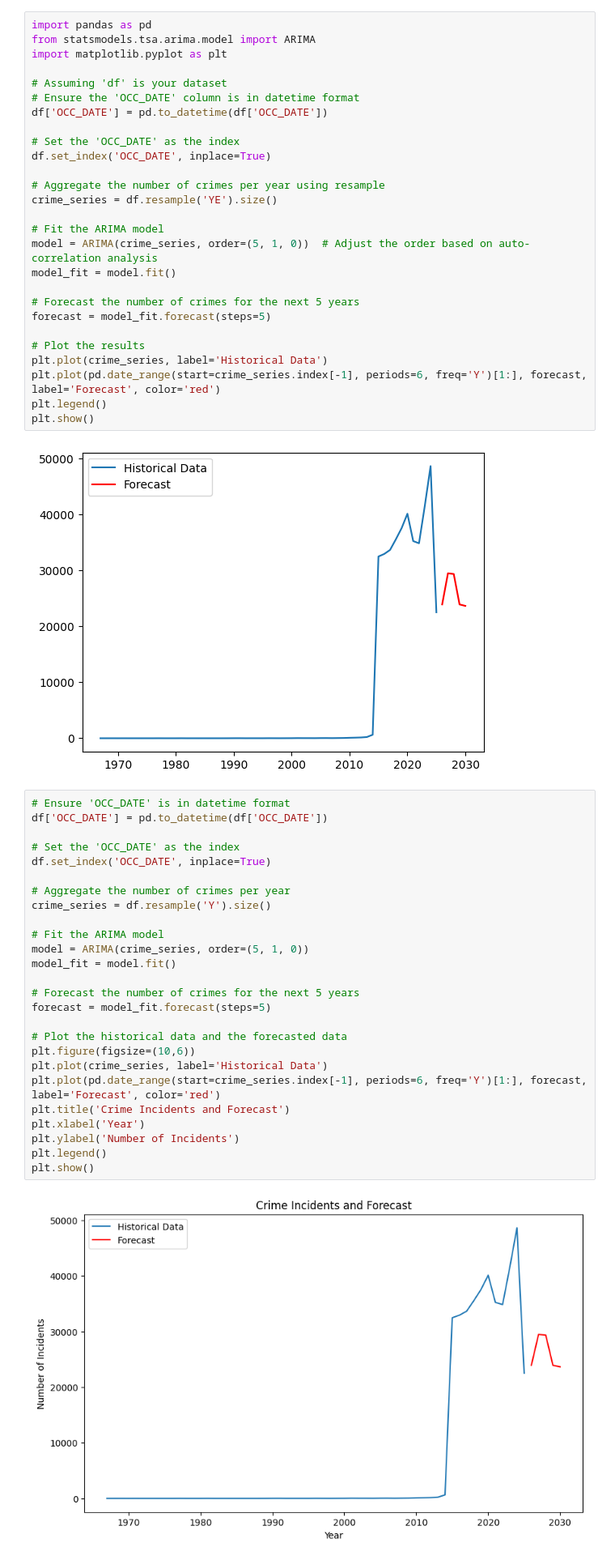
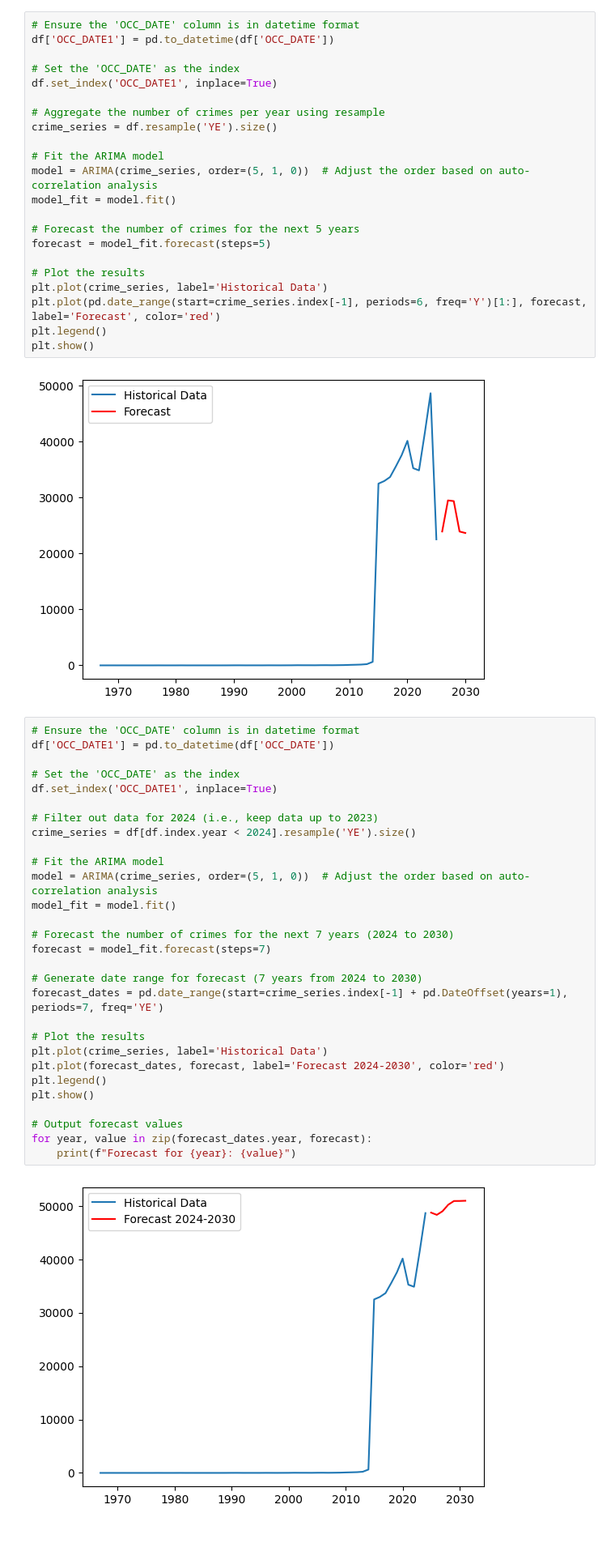
Before and after one commit to obDann/AI-Project-Toronto-Major-Crime-Indicators, a Jupyter notebook: Toronto_Police.ipynb, the cells around one changed output. Shown: that part at 81% size. Saved outputs shown, nothing was run; the diff lists cells and outputs as text; blank space fills up the shorter version.

Commit message:
minor changes to ARIMA model

```diff
--- a/Toronto_Police.ipynb
+++ b/Toronto_Police.ipynb
@@ -643,16 +652,11 @@ Classification Report:
       macro avg       0.91      0.88      0.89     78148
    weighted avg       0.97      0.97      0.97     78148
 # %%
-import pandas as pd
-from statsmodels.tsa.arima.model import ARIMA
-import matplotlib.pyplot as plt
-
-# Assuming 'df' is your dataset
 # Ensure the 'OCC_DATE' column is in datetime format
-df['OCC_DATE'] = pd.to_datetime(df['OCC_DATE'])
+df['OCC_DATE1'] = pd.to_datetime(df['OCC_DATE'])
 
 # Set the 'OCC_DATE' as the index
-df.set_index('OCC_DATE', inplace=True)
+df.set_index('OCC_DATE1', inplace=True)
 
 # Aggregate the number of crimes per year using resample
 crime_series = df.resample('YE').size()
@@ -672,30 +676,33 @@ plt.show()
 # %% [output]
 [figure]
 # %%
-# Ensure 'OCC_DATE' is in datetime format
-df['OCC_DATE'] = pd.to_datetime(df['OCC_DATE'])
+# Ensure the 'OCC_DATE' column is in datetime format
+df['OCC_DATE1'] = pd.to_datetime(df['OCC_DATE'])
 
 # Set the 'OCC_DATE' as the index
-df.set_index('OCC_DATE', inplace=True)
+df.set_index('OCC_DATE1', inplace=True)
 
-# Aggregate the number of crimes per year
-crime_series = df.resample('Y').size()
+# Filter out data for 2024 (i.e., keep data up to 2023)
+crime_series = df[df.index.year < 2024].resample('YE').size()
 
 # Fit the ARIMA model
-model = ARIMA(crime_series, order=(5, 1, 0))
+model = ARIMA(crime_series, order=(5, 1, 0))  # Adjust the order based on auto-correlation analysis
 model_fit = model.fit()
 
-# Forecast the number of crimes for the next 5 years
-forecast = model_fit.forecast(steps=5)
+# Forecast the number of crimes for the next 7 years (2024 to 2030)
+forecast = model_fit.forecast(steps=7)
 
-# Plot the historical data and the forecasted data
-plt.figure(figsize=(10,6))
+# Generate date range for forecast (7 years from 2024 to 2030)
+forecast_dates = pd.date_range(start=crime_series.index[-1] + pd.DateOffset(years=1), periods=7, freq='YE')
+
+# Plot the results
 plt.plot(crime_series, label='Historical Data')
-plt.plot(pd.date_range(start=crime_series.index[-1], periods=6, freq='Y')[1:], forecast, label='Forecast', color='red')
-plt.title('Crime Incidents and Forecast')
-plt.xlabel('Year')
-plt.ylabel('Number of Incidents')
+plt.plot(forecast_dates, forecast, label='Forecast 2024-2030', color='red')
 plt.legend()
 plt.show()
+
+# Output forecast values
+for year, value in zip(forecast_dates.year, forecast):
+    print(f"Forecast for {year}: {value}")
 # %% [output]
-[figure, old version]
+[figure, new version]
```
Also changed, not shown: parts of 13 cells of this notebook.
